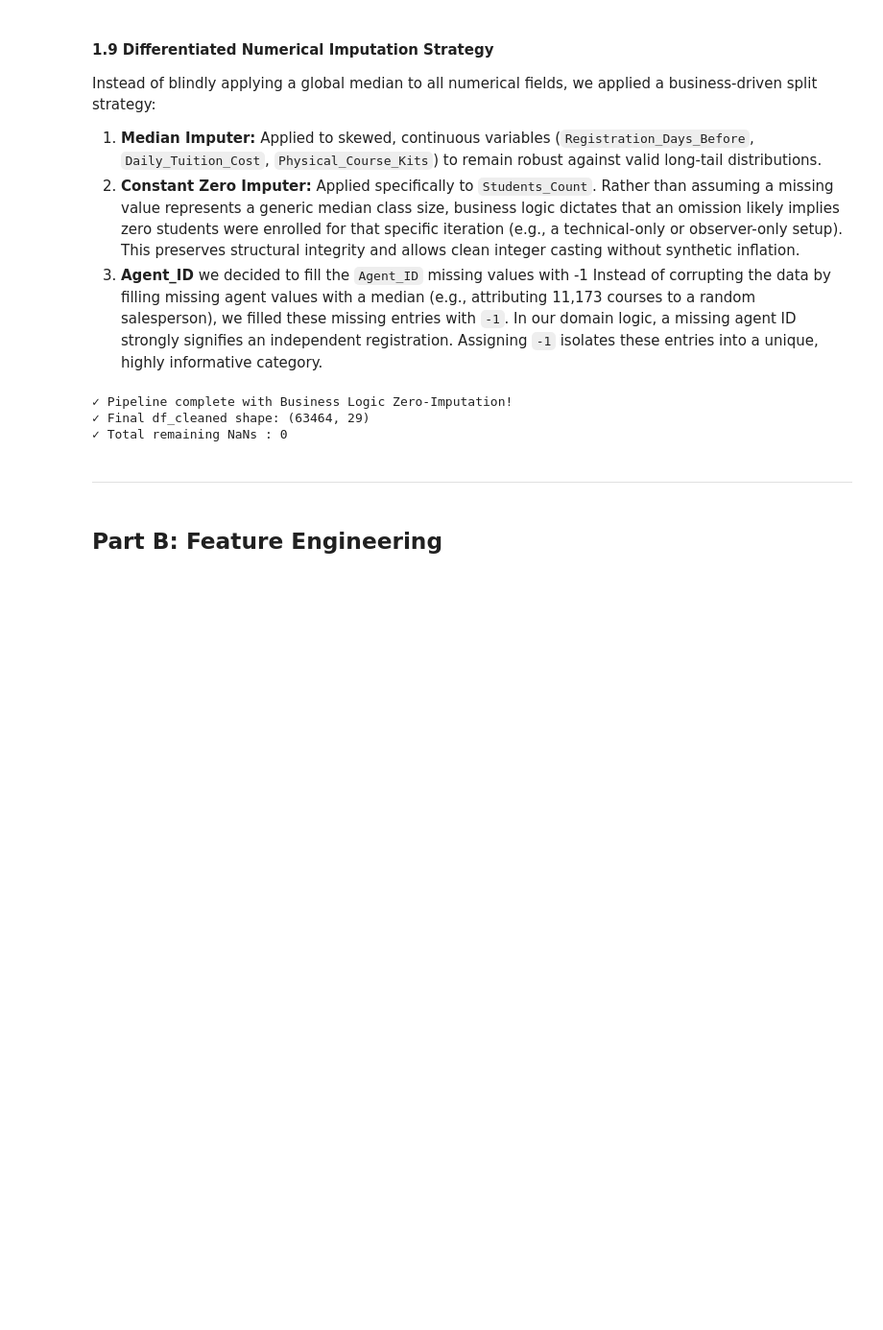
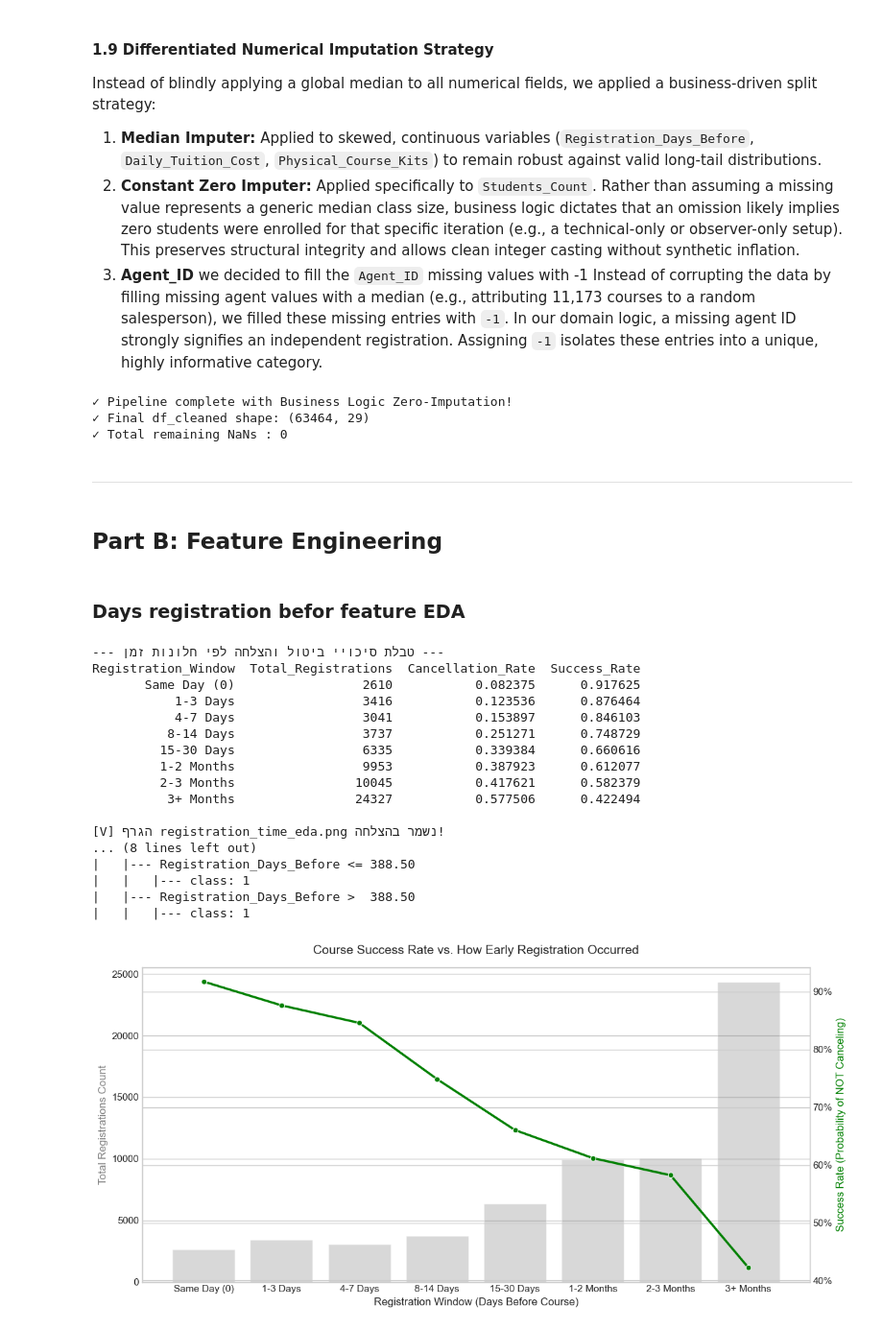
Before and after one commit to YahliEfrati/FinalProjectML, a Jupyter notebook: Final_Project.ipynb, the cells around one changed output. Shown at 96% size. Cells and saved outputs as stored; diff of their text form; code cells hidden in the pictures; blank space fills up the shorter version.

```diff
--- a/Final_Project.ipynb
+++ b/Final_Project.ipynb
@@ -473,3 +472,69 @@ print(f"✓ Total remaining NaNs : {df_cleaned.isnull().sum().sum()}")
 ------------------------------------------------------------------------------------------
 # %% [markdown]
 ## Part B: Feature Engineering
+# %% [markdown]
+### Days registration befor feature EDA
+# %%
+from sklearn.tree import DecisionTreeClassifier, export_text
+
+bins = [-1, 0, 3, 7, 14, 30, 60, 90, np.inf]
+labels = ['Same Day (0)', '1-3 Days', '4-7 Days', '8-14 Days', '15-30 Days', '1-2 Months', '2-3 Months', '3+ Months']
+
+df_cleaned['Registration_Window'] = pd.cut(df_cleaned['Registration_Days_Before'], bins=bins, labels=labels)
+
+eda_summary = df_cleaned.groupby('Registration_Window', observed=False).agg(
+    Total_Registrations=('Dropped_Course', 'count'),
+    Cancellation_Rate=('Dropped_Course', 'mean')
+).reset_index()
+
+eda_summary['Success_Rate'] = 1 - eda_summary['Cancellation_Rate']
+
+print("--- טבלת סיכויי ביטול והצלחה לפי חלונות זמן ---")
+print(eda_summary.to_string(index=False))
+plt.style.use('seaborn-v0_8-whitegrid' if 'seaborn-v0_8-whitegrid' in plt.style.available else 'default')
+fig, ax1 = plt.subplots(figsize=(12, 6))
+
+sns.barplot(data=eda_summary, x='Registration_Window', y='Total_Registrations', alpha=0.3, color='gray', ax=ax1)
+ax1.set_ylabel('Total Registrations Count', color='gray')
+ax1.set_xlabel('Registration Window (Days Before Course)')
+
+ax2 = ax1.twinx()
+sns.lineplot(data=eda_summary, x='Registration_Window', y='Success_Rate', marker='o', color='green', linewidth=2.5, ax=ax2)
+ax2.set_ylabel('Success Rate (Probability of NOT Canceling)', color='green')
+ax2.yaxis.set_major_formatter(lambda x, pos: f'{x*100:.0f}%')
+
+plt.title('Course Success Rate vs. How Early Registration Occurred', fontsize=14, pad=15)
+plt.tight_layout()
+plt.savefig('registration_time_eda.png')
+print("\n[V] הגרף registration_time_eda.png נשמר בהצלחה!")
+
+df_tree = df_cleaned[['Registration_Days_Before', 'Dropped_Course']].dropna()
+
+X = df_tree[['Registration_Days_Before']]
+y = df_tree['Dropped_Course']
+
+tree = DecisionTreeClassifier(max_depth=2, random_state=42)
+tree.fit(X, y)
+
+tree_rules = export_text(tree, feature_names=['Registration_Days_Before'])
+print("\n--- נקודות החיתוך (Thresholds) האופטימליות שמצא האלגוריתם ---")
+print(tree_rules)
+# %% [output]
+--- טבלת סיכויי ביטול והצלחה לפי חלונות זמן ---
+Registration_Window  Total_Registrations  Cancellation_Rate  Success_Rate
+       Same Day (0)                 2610           0.082375      0.917625
+           1-3 Days                 3416           0.123536      0.876464
+           4-7 Days                 3041           0.153897      0.846103
+          8-14 Days                 3737           0.251271      0.748729
+         15-30 Days                 6335           0.339384      0.660616
+         1-2 Months                 9953           0.387923      0.612077
+         2-3 Months                10045           0.417621      0.582379
+          3+ Months                24327           0.577506      0.422494
+
+[V] הגרף registration_time_eda.png נשמר בהצלחה!
+... (8 lines left out)
+|   |--- Registration_Days_Before <= 388.50
+|   |   |--- class: 1
+|   |--- Registration_Days_Before >  388.50
+|   |   |--- class: 1
+[figure, added]
```
Also changed, not shown: parts of 6 cells of this notebook, 5 other files.
